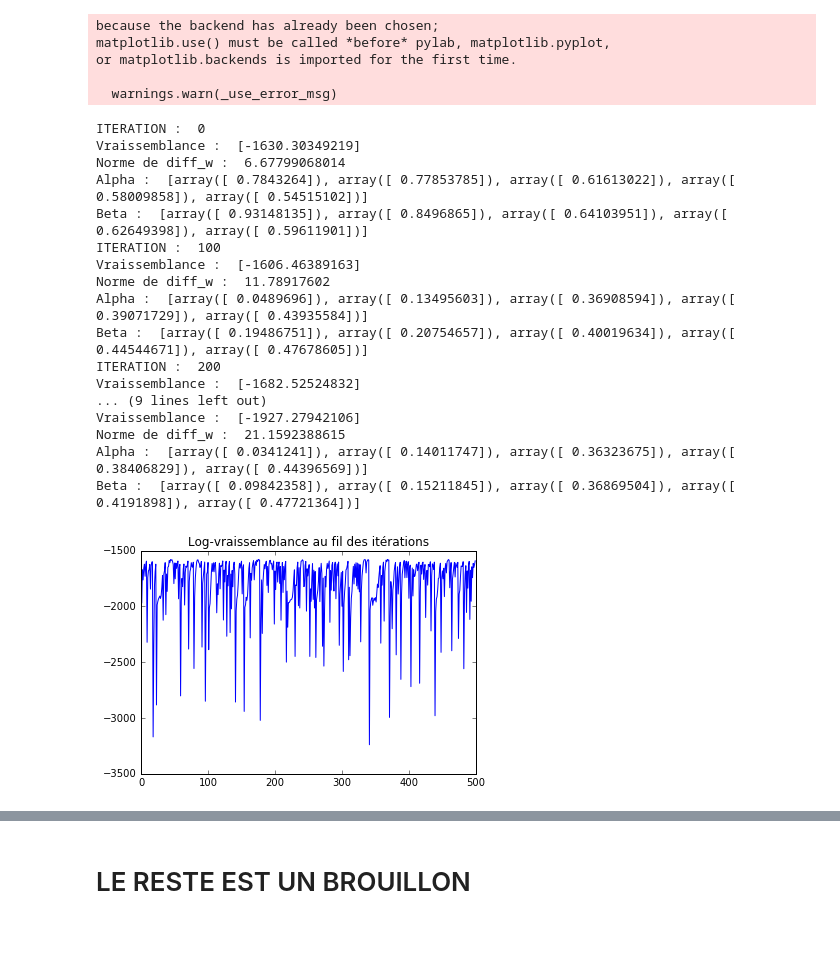
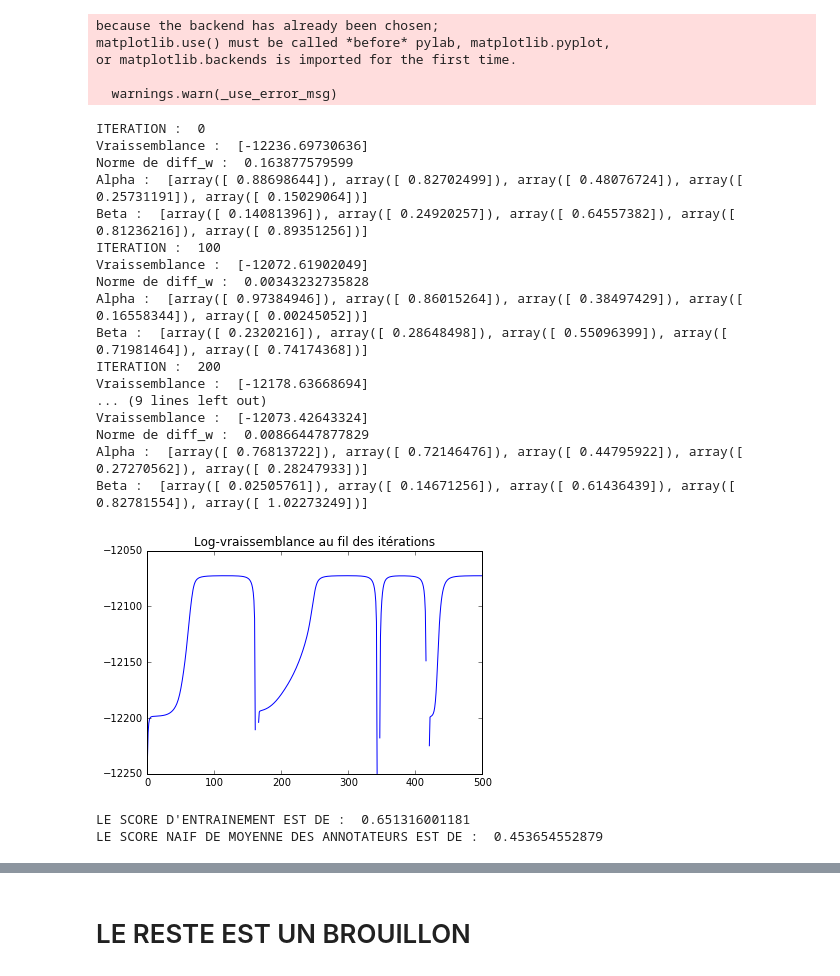
Before and after one commit to aurianeb/Learning-Crowds, a Jupyter notebook: Bayesian.ipynb, the cells around one changed output, grey strips where cells are left out. Saved outputs shown, nothing was run; the diff lists cells and outputs as text; code cells hidden in the pictures; blank space fills up the shorter version.

Commit message:
Adding the corrections abour the prior

```diff
--- a/Bayesian.ipynb
+++ b/Bayesian.ipynb
@@ -45,17 +46,20 @@ class model:
         self.N = self.y.shape[0] #Nombre de lignes
 
     def initPrior(self,mean_prior1, var_prior1, mean_prior2, var_prior2, gamma_prior):
-        """Initialise les priors sur alpha, beta, et gamma"""
+        """Initialise les a priori sur alpha, beta, et gamma.
+        a est un tableau 2xR
+        b est un tableau 2xR
+        gamma_prior est une matrice de covariance DxD."""
 
-        self.a_prior = np.random.rand(2,R)
-        self.b_prior = np.random.rand(2,R)
+        self.a_prior = np.random.rand(2,self.R)
+        self.b_prior = np.random.rand(2,self.R)
         for i in range(0,R):
             self.a_prior[0][i] = (-mean_prior1[i]**3 + mean_prior1[i]**2 -mean_prior1[i]*var_prior1[i]**2)/var_prior1[i]**2
             self.a_prior[1][i] = self.a_prior[0][i]*(1-mean_prior1[i])/mean_prior1[i]
             self.b_prior[0][i] = (-mean_prior2[i]**3 + mean_prior2[i]**2 -mean_prior2[i]*var_prior2[i]**2)/var_prior2[i]**2
             self.b_prior[1][i] = self.b_prior[0][i]*(1-mean_prior2[i])/mean_prior2[i]
 
-        self.gamma_prior = np.linalg.inv(gamma_prior)
+        self.gamma_prior = gamma_prior
 
     def initMu(self):
         """Initialisation de mu"""
@@ -177,7 +181,7 @@ class model:
         return np.mean(np.equal(self.trueLabel, np.mean(self.y, axis = 1)>seuil))
 
 
-    def train(self, mean_prior1, var_prior1, mean_prior2, var_prior2, gamma_prior, maxIter = 1000, eta = 0.01, epsilon = 0.01, graphe=True):
+    def train(self, mean_prior1, var_prior1, mean_prior2, var_prior2, gamma_prior, maxIter = 1000, eta = 0.01, epsilon = 1e-10, graphe=True):
         """Fonction qui lance l'entrainement du modèle.
         La variable graphe sert à plotter la log-likelihood au fil des itérations.
         La log-likelihood devrait être croissante."""
@@ -193,7 +197,7 @@ class model:
 
         compteur = 0
         self.histLogLikelihood = []
-        #while (np.linalg.norm(diff_w) > 0.001) : # Limite de convergence à decider
+
         while (compteur < maxIter):
             self.mui()
             self.alphaUpdate()
@@ -204,7 +208,7 @@ class model:
 
             self.histLogLikelihood.append(self.logLikelihood())
             diffW = wOld - wNew
-            if (np.linalg.norm(diffW) < epsilon):
+            if (np.linalg.norm(diffW) < self.N*epsilon):
                 print("SEUIL DE CONVERGENCE SUR W ATTEINT")
                 print ("ITERATION : ", compteur)
                 print("Vraissemblance : ", self.logLikelihood())
@@ -224,40 +228,57 @@ class model:
         if graphe:
             plt.plot(self.histLogLikelihood)
             plt.title('Log-vraissemblance au fil des itérations')
+
+    def roc(self) :
+        fpr, tpr, threshold = roc_curve(self.trueLabel, self.mu)
+        fpr1, tpr1, threshold1 = roc_curve(self.trueLabel, np.mean(self.y, axis = 1))
+        roc_auc = auc(fpr, tpr)
+        roc_auc1 = auc(fpr1, tpr1)
+        plt.plot(fpr, tpr, lw=1, label='ROC - AUC = %0.2f)'%(roc_auc))
+        plt.plot(fpr1, tpr1)
+        print(roc_auc, roc_auc1)
 # %%
 #Paramètres du data set
-D = 10
+D = 11
 R = 5
 # %%
 #Nos hypothèses
 #Sensitivity
-mean_prior1 = np.random.rand(R) #Quel pourcentage de bonnes réponses l'expert donne en moyenne ?
-var_prior1 = np.random.rand(R) #Avec quelle incertitude ?
+mean_prior1 = np.array([0.9, 0.8, 0.4, 0.2, 0.1]) #Quel pourcentage de bonnes réponses l'expert donne en moyenne ?
+var_prior1 = np.array([1,1,1,1,1]) #Avec quelle incertitude ?
+
 #Sensibility
-mean_prior2 = np.random.rand(R) #Quel pourcentage de bonnes réponses l'expert donne en moyenne ?
-var_prior2 = np.random.rand(R) #Avec quelle incertitude ?
+mean_prior2 = np.array([0.85, 0.75, 0.45, 0.25, 0.1]) #Quel pourcentage de bonnes réponses l'expert donne en moyenne ?
+var_prior2 = np.array([1,1,1,1,1]) #Avec quelle incertitude ?
+
 #Weights
-gamma_prior = np.random.rand(D,D)
+gamma_prior = np.identity(D)
 # %%
 breast = model(D, R)
-breast.chargeData('Datasets/BreastCancer/DB_wdbc.csv')
+breast.chargeData('Datasets/Wine/whiteWine.csv')
 breast.train(mean_prior1, var_prior1, mean_prior2, var_prior2, gamma_prior,maxIter = 500, eta = 1, graphe = True)
 # %% [output]
 ITERATION :  0
-Vraissemblance :  [-1630.30349219]
-Norme de diff_w :  6.67799068014
-Alpha :  [array([ 0.7843264]), array([ 0.77853785]), array([ 0.61613022]), array([ 0.58009858]), array([ 0.54515102])]
-Beta :  [array([ 0.93148135]), array([ 0.8496865]), array([ 0.64103951]), array([ 0.62649398]), array([ 0.59611901])]
+Vraissemblance :  [-12236.69730636]
+Norme de diff_w :  0.163877579599
+Alpha :  [array([ 0.88698644]), array([ 0.82702499]), array([ 0.48076724]), array([ 0.25731191]), array([ 0.15029064])]
+Beta :  [array([ 0.14081396]), array([ 0.24920257]), array([ 0.64557382]), array([ 0.81236216]), array([ 0.89351256])]
 ITERATION :  100
-Vraissemblance :  [-1606.46389163]
-Norme de diff_w :  11.78917602
-Alpha :  [array([ 0.0489696]), array([ 0.13495603]), array([ 0.36908594]), array([ 0.39071729]), array([ 0.43935584])]
-Beta :  [array([ 0.19486751]), array([ 0.20754657]), array([ 0.40019634]), array([ 0.44544671]), array([ 0.47678605])]
+Vraissemblance :  [-12072.61902049]
+Norme de diff_w :  0.00343232735828
+Alpha :  [array([ 0.97384946]), array([ 0.86015264]), array([ 0.38497429]), array([ 0.16558344]), array([ 0.00245052])]
+Beta :  [array([ 0.2320216]), array([ 0.28648498]), array([ 0.55096399]), array([ 0.71981464]), array([ 0.74174368])]
 ITERATION :  200
-Vraissemblance :  [-1682.52524832]
+Vraissemblance :  [-12178.63668694]
 ... (9 lines left out)
-Vraissemblance :  [-1927.27942106]
-Norme de diff_w :  21.1592388615
-Alpha :  [array([ 0.0341241]), array([ 0.14011747]), array([ 0.36323675]), array([ 0.38406829]), array([ 0.44396569])]
-Beta :  [array([ 0.09842358]), array([ 0.15211845]), array([ 0.36869504]), array([ 0.4191898]), array([ 0.47721364])]
+Vraissemblance :  [-12073.42643324]
+Norme de diff_w :  0.00866447877829
+Alpha :  [array([ 0.76813722]), array([ 0.72146476]), array([ 0.44795922]), array([ 0.27270562]), array([ 0.28247933])]
+Beta :  [array([ 0.02505761]), array([ 0.14671256]), array([ 0.61436439]), array([ 0.82781554]), array([ 1.02273249])]
-[figure, old version]
+[figure, new version]
+# %%
+print("LE SCORE D'ENTRAINEMENT EST DE : ", breast.score())
+print("LE SCORE NAIF DE MOYENNE DES ANNOTATEURS EST DE : ", breast.scoreMoy())
+# %% [output]
+LE SCORE D'ENTRAINEMENT EST DE :  0.651316001181
+LE SCORE NAIF DE MOYENNE DES ANNOTATEURS EST DE :  0.453654552879
```
Also changed, not shown: parts of 2 cells of this notebook.
